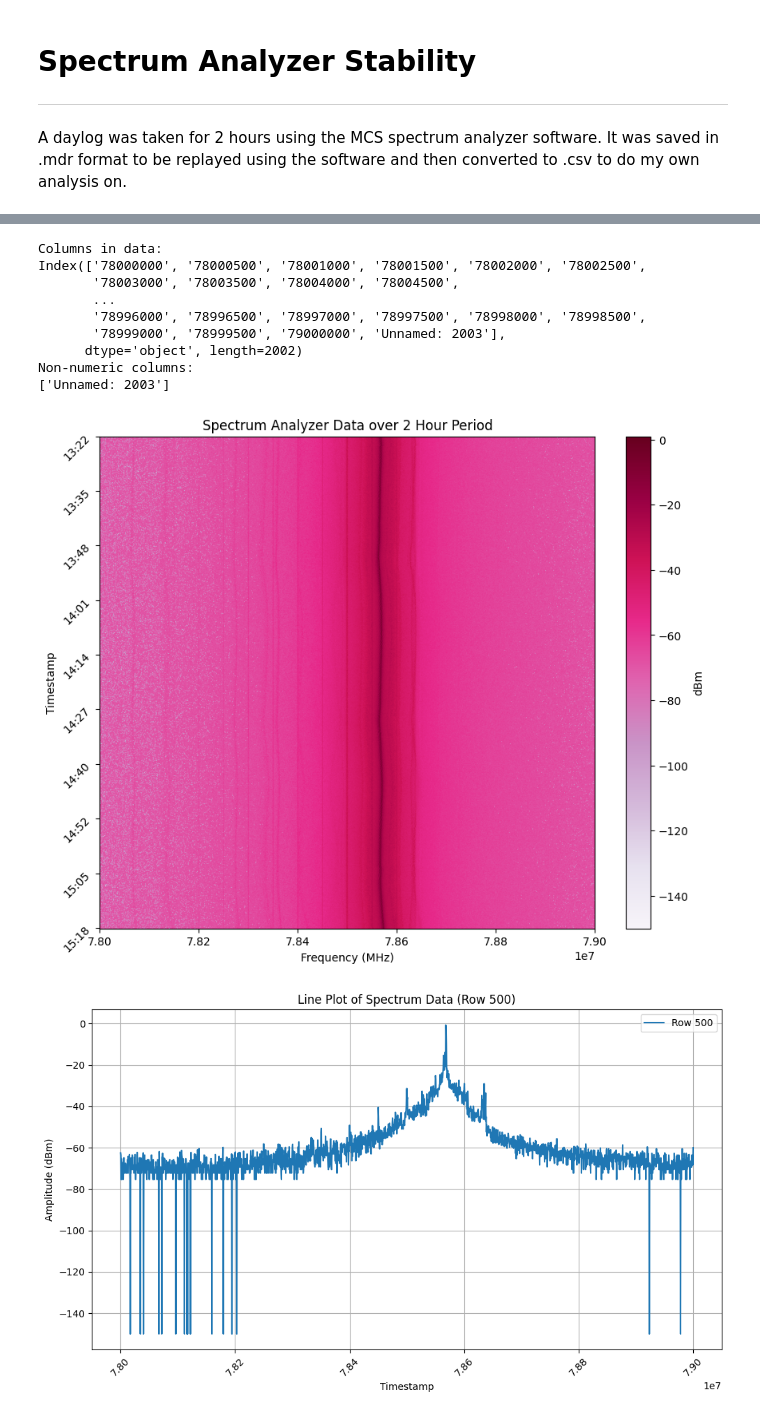
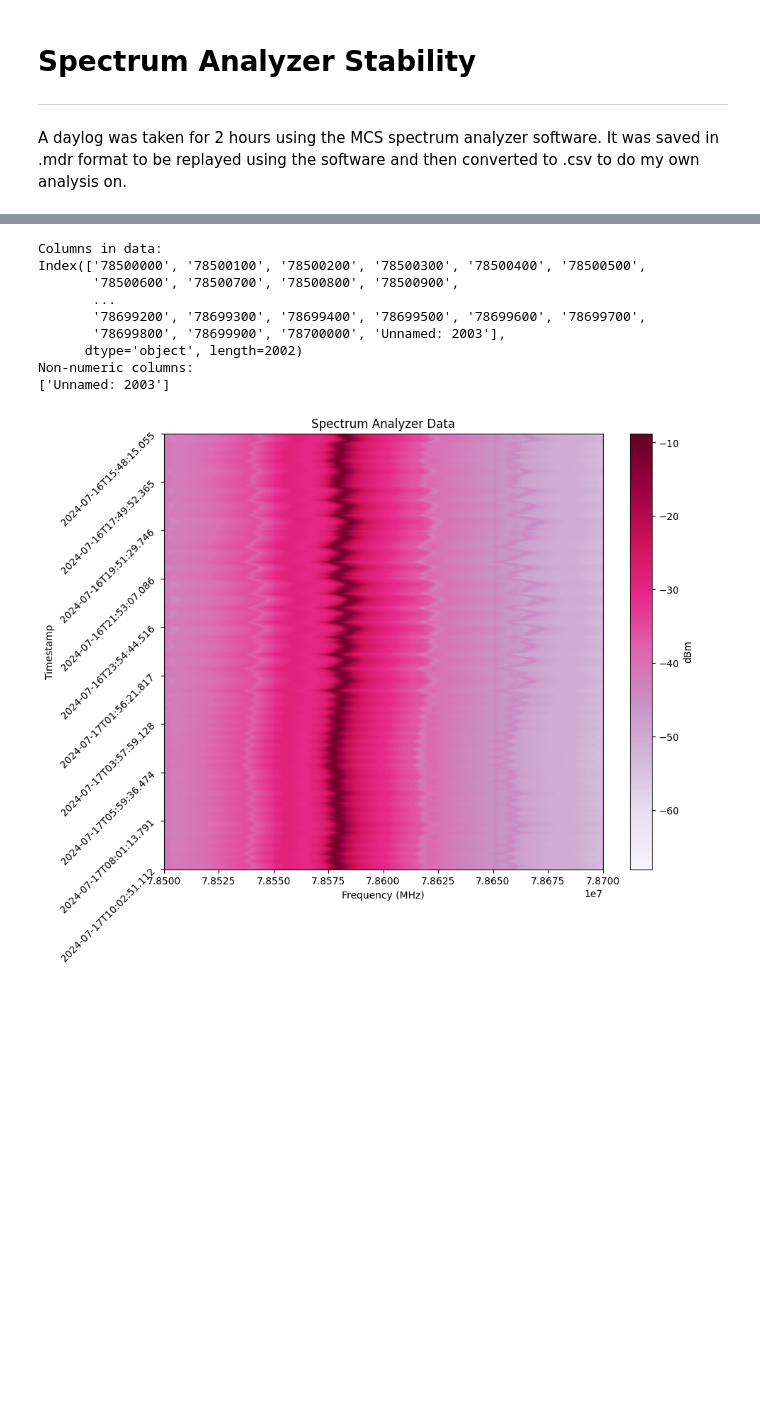
Before and after one commit to holly-faith/UCL2024, a Jupyter notebook: SpectrumStabilityAnalysis.ipynb, the cells around one changed output, grey strips where cells are left out. Saved outputs shown, nothing was run; the diff lists cells and outputs as text; code cells hidden in the pictures; blank space fills up the shorter version.

```diff
--- a/SpectrumStabilityAnalysis.ipynb
+++ b/SpectrumStabilityAnalysis.ipynb
@@ -3,10 +3,12 @@
 ---------------
 
 A daylog was taken for 2 hours using the MCS spectrum analyzer software. It was saved in .mdr format to be replayed using the software and then converted to .csv to do my own analysis on.
+# %%
+filename = r"C:\Users\marku\Desktop\Code\spectrum analyzer data\16-07_resolution-200Hz_sampletime-5ms.csv"
 # %%
 import pandas as pd
 
-timestamps = pd.read_csv(r"C:\Users\marku\Desktop\Code\spectrum analyzer data\weekbeforebordeauxdaylog.csv",
+timestamps = pd.read_csv(filename,
                  header=1, # Headers are in the 1st row
                  sep=';',  # Field separator
                  decimal='.',  # Decimal separator
@@ -42,7 +44,7 @@ MHz = MHz.loc[:, ~MHz.columns.isin(['Timestamp', 'Measure Unit'])].astype(float)
 
 # MHz.iloc[0:,x] selects the xth value in the row , might have to change row with 2002 columns to array idk
 # %%
-data = pd.read_csv(r"C:\Users\marku\Desktop\Code\spectrum analyzer data\weekbeforebordeauxdaylog.csv",
+data = pd.read_csv(filename,
                  header=1, # Headers are in the 1st row
                  sep=';',  # Field separator
                  decimal='.',  # Decimal separator
@@ -62,58 +64,41 @@ non_numeric_columns = [col for col in data.columns if not col.replace('.', '', 1
 print("Non-numeric columns:")
 print(non_numeric_columns)
 
-non_numeric_columns = ['Unnamed: 2003']
+
 data_filtered = data.loc[:, ~data.columns.isin(non_numeric_columns)]
 MHz = data_filtered.columns.astype(float)
 # %% [output]
 Columns in data:
-Index(['78000000', '78000500', '78001000', '78001500', '78002000', '78002500',
-       '78003000', '78003500', '78004000', '78004500',
+Index(['78500000', '78500100', '78500200', '78500300', '78500400', '78500500',
+       '78500600', '78500700', '78500800', '78500900',
        ...
-       '78996000', '78996500', '78997000', '78997500', '78998000', '78998500',
-       '78999000', '78999500', '79000000', 'Unnamed: 2003'],
+       '78699200', '78699300', '78699400', '78699500', '78699600', '78699700',
+       '78699800', '78699900', '78700000', 'Unnamed: 2003'],
       dtype='object', length=2002)
 Non-numeric columns:
 ['Unnamed: 2003']
 # %%
 import matplotlib.pyplot as plt
 import matplotlib as mpl
 import numpy as np
 
 Z = data_filtered.values
-timestamps['Timestamp'] = pd.to_datetime(timestamps['Timestamp']).dt.strftime('%H:%M')
+#timestamps['Timestamp'] = pd.to_datetime(timestamps['Timestamp']).dt.strftime('%H:%M:%S')
 
 plt.figure(figsize=(10, 8))
 plt.imshow(Z, aspect='auto', cmap='PuRd', extent=[MHz.min(), MHz.max(), Z.shape[0], 0])
 plt.colorbar(label='dBm')  # Show color scale
 plt.xlabel('Frequency (MHz)')
 plt.ylabel('Timestamp')
 num_ticks = 10  # Number of y-ticks to display
 y_ticks = np.linspace(0, Z.shape[0]-1, num_ticks, dtype=int)
 y_labels = timestamps.iloc[y_ticks, 0].values
 plt.yticks(y_ticks, y_labels, rotation=45)
 
-plt.title('Spectrum Analyzer Data over 2 Hour Period')
+plt.title('Spectrum Analyzer Data')
 plt.show()
-
-# plot just one row to see how gaussian filter behaves next
-
-row_index = 500
-row_data = Z[row_index]
-
-plt.figure(figsize=(10, 6))
-plt.plot(MHz, row_data, label='Row {}'.format(row_index))
-plt.xlabel('Timestamp')
-plt.ylabel('Amplitude (dBm)')
-plt.title('Line Plot of Spectrum Data (Row {})'.format(row_index))
-plt.xticks(rotation=45)
-plt.legend()
-plt.grid()
-plt.tight_layout()
-plt.show()
 # %% [output]
-[figure, old version]
+[figure, new version]
-[figure, removed]
 # %%
 # now plot the maximum value (y axis) against timestamp (x axis)
 
```
Also changed, not shown: parts of 7 cells of this notebook, 12 other files.
